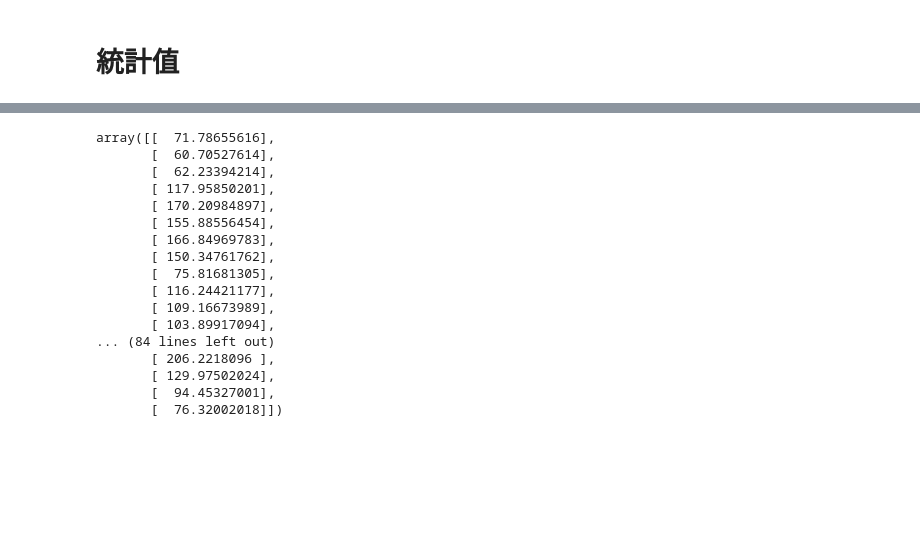
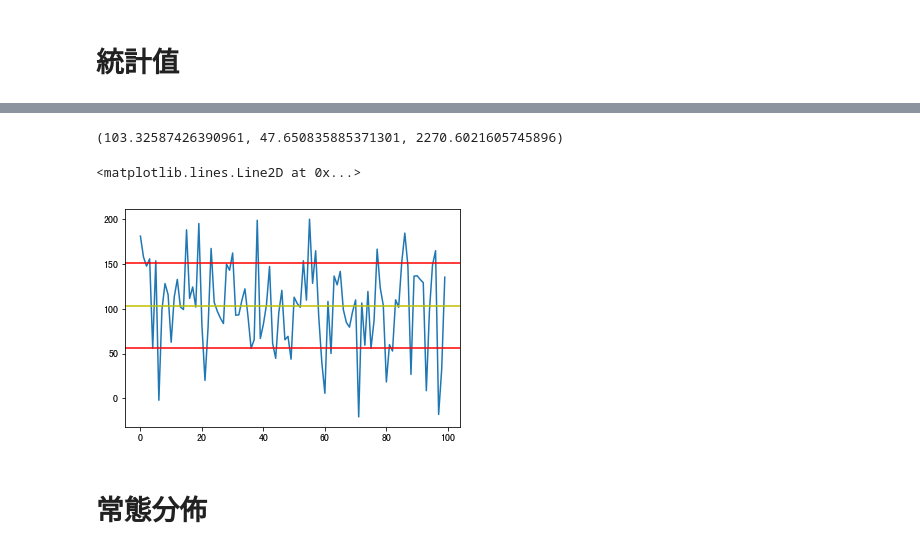
Before and after one commit to ihongChen/StockLab, a Jupyter notebook: abu_QT/numpy.ipynb, the cells around one changed output, grey strips where cells are left out. Saved outputs shown, nothing was run; the diff lists cells and outputs as text; code cells hidden in the pictures; blank space fills up the shorter version.

```diff
--- a/abu_QT/numpy.ipynb
+++ b/abu_QT/numpy.ipynb
@@ -174,20 +173,21 @@ print('4天內振幅幅度',np.max(stock_day_change_four,axis=1))
 # %%
-np.random.normal(loc=100,scale=50,size=(100,1))
+a_investor = np.random.normal(loc=100,scale=50,size=(100,1))
+b_investor = np.random.normal(loc=100,scale=20, size=(100,1))
-# %% [output]
-array([[  71.78655616],
-       [  60.70527614],
-       [  62.23394214],
-       [ 117.95850201],
-       [ 170.20984897],
-       [ 155.88556454],
-       [ 166.84969783],
-       [ 150.34761762],
-       [  75.81681305],
-       [ 116.24421177],
-       [ 109.16673989],
-       [ 103.89917094],
-... (84 lines left out)
-       [ 206.2218096 ],
-       [ 129.97502024],
-       [  94.45327001],
-       [  76.32002018]])
+# %%
+a_investor.mean(),a_investor.std(),a_investor.var()
+# %% [output]
+(103.32587426390961, 47.650835885371301, 2270.6021605745896)
+# %%
+import matplotlib.pyplot as plt
+%matplotlib inline
+a_mean = a_investor.mean()
+a_std = a_investor.std()
+plt.plot(a_investor)
+plt.axhline(a_mean + a_std, color='r')
+plt.axhline(a_mean, color='y')
+plt.axhline(a_mean - a_std, color='r')
+# %% [output]
+<matplotlib.lines.Line2D at 0x...>
+[figure, added]
+# %% [markdown]
+# 常態分佈
```
Also changed, not shown: parts of 36 cells of this notebook, 2 other files.
